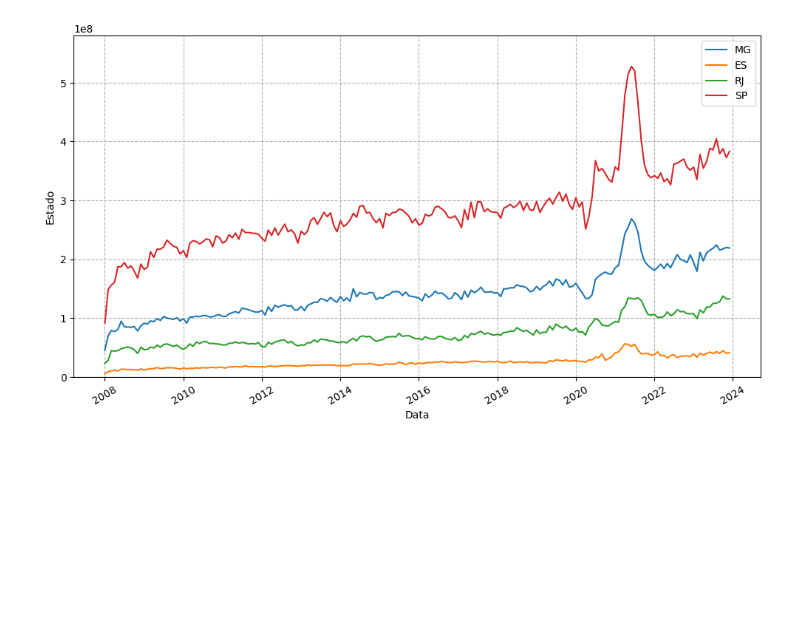
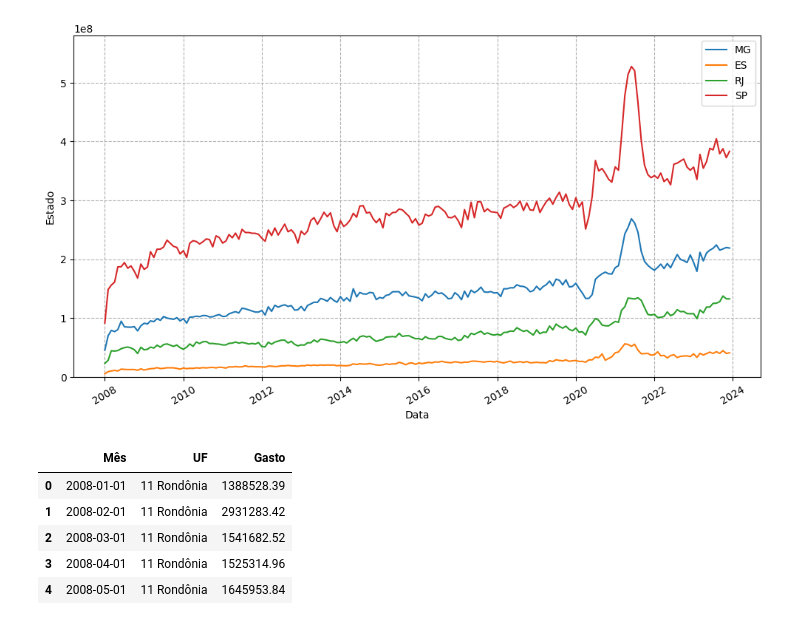
Before and after one commit to edupmon/fiap, a Jupyter notebook: pos-tech/data-analytics/fase-1/02-visualizacao-de-dados/aula-4/producao-hospitalar.ipynb, the cells around one changed output. Saved outputs shown, nothing was run; the diff lists cells and outputs as text; code cells hidden in the pictures; blank space fills up the shorter version.

```diff
--- a/pos-tech/data-analytics/fase-1/02-visualizacao-de-dados/aula-4/producao-hospitalar.ipynb
+++ b/pos-tech/data-analytics/fase-1/02-visualizacao-de-dados/aula-4/producao-hospitalar.ipynb
@@ -671,3 +671,21 @@ plt.xlabel('Data')
 plt.show()
 # %% [output]
 [figure]
+# %%
+# Melt
+
+analise_mensal_melt = analise_mensal.reset_index() \
+                      .melt(id_vars = 'index', var_name = 'UF',
+                            value_vars = analise_mensal.columns,
+                            value_name = 'Gasto') \
+                      .rename(columns = {'index': 'Mês'}) \
+                      .copy()
+
+analise_mensal_melt.head()
+# %% [output]
+|  | Mês | UF | Gasto |
+| 0 | 2008-01-01 | 11 Rondônia | 1388528.39 |
+| 1 | 2008-02-01 | 11 Rondônia | 2931283.42 |
+| 2 | 2008-03-01 | 11 Rondônia | 1541682.52 |
+| 3 | 2008-04-01 | 11 Rondônia | 1525314.96 |
+| 4 | 2008-05-01 | 11 Rondônia | 1645953.84 |
```
Also changed, not shown: parts of 2 cells of this notebook.
